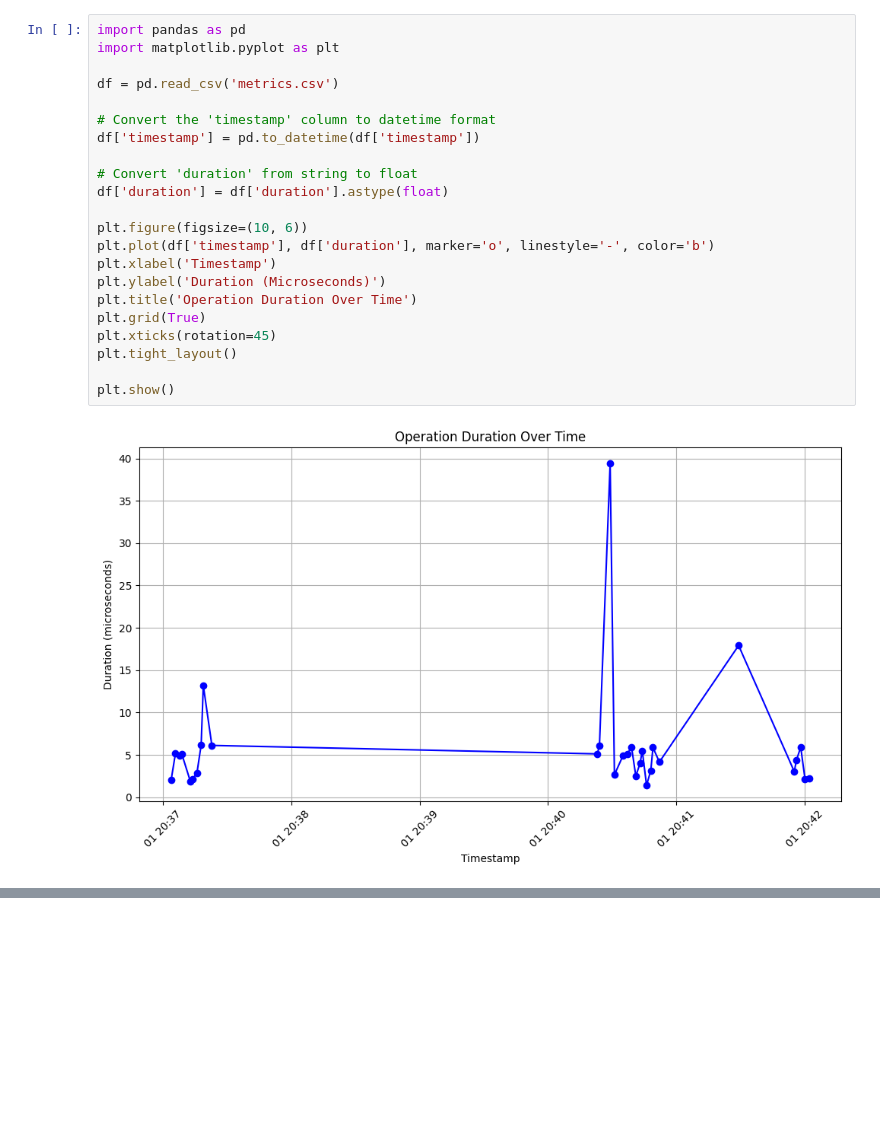
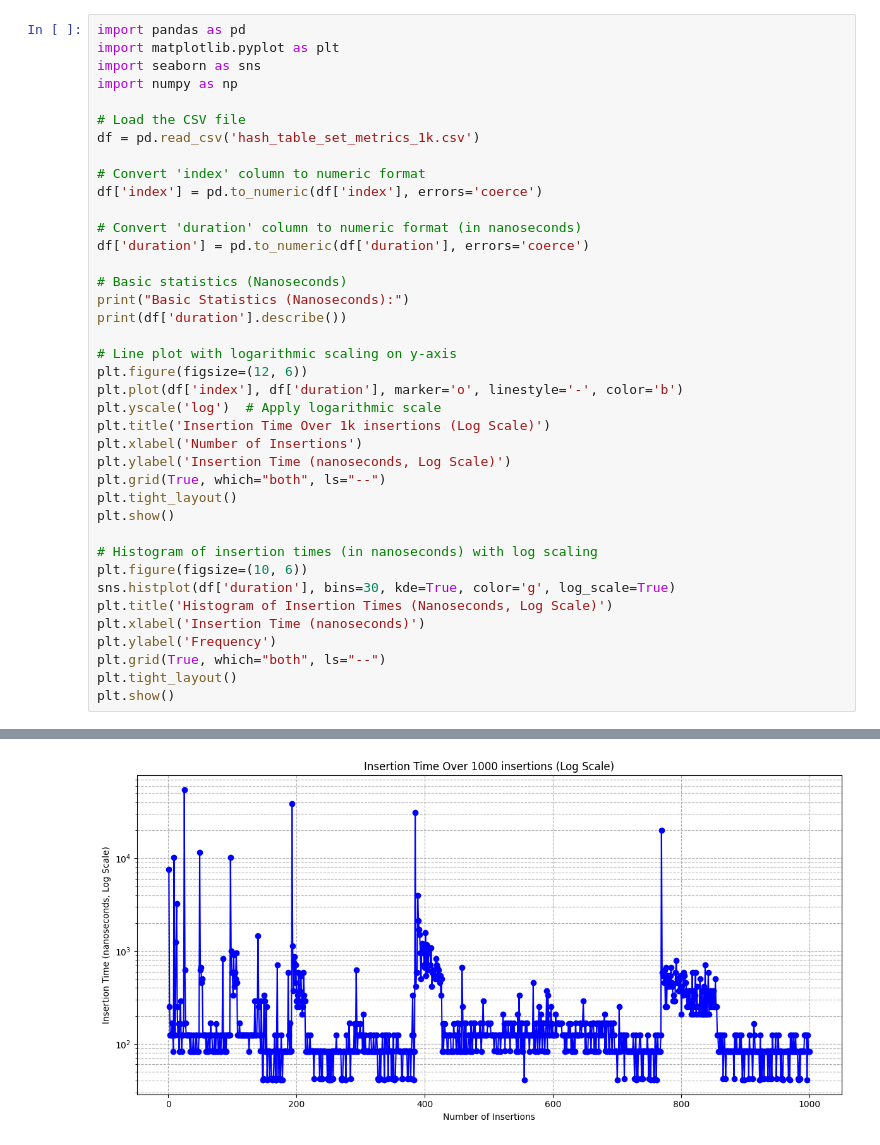
Before and after one commit to rayaan01/switchboard, a Jupyter notebook: jupyter/Analysis.ipynb, the cells around one changed output, grey strips where cells are left out. Cells and saved outputs as stored; diff of their text form; blank space fills up the shorter version.

```diff
--- a/jupyter/Analysis.ipynb
+++ b/jupyter/Analysis.ipynb
@@ -1,24 +1,40 @@
-# %%
-import pandas as pd
-import matplotlib.pyplot as plt
-
-df = pd.read_csv('metrics.csv')
-
-# Convert the 'timestamp' column to datetime format
-df['timestamp'] = pd.to_datetime(df['timestamp'])
-
-# Convert 'duration' from string to float
-df['duration'] = df['duration'].astype(float)
-
-plt.figure(figsize=(10, 6))
-plt.plot(df['timestamp'], df['duration'], marker='o', linestyle='-', color='b')
-plt.xlabel('Timestamp')
-plt.ylabel('Duration (Microseconds)')
-plt.title('Operation Duration Over Time')
-plt.grid(True)
-plt.xticks(rotation=45)
-plt.tight_layout()
-
-plt.show()
-# %% [output]
-[figure, removed]
+# %%
+import pandas as pd
+import matplotlib.pyplot as plt
+import seaborn as sns
+import numpy as np
+
+# Load the CSV file
+df = pd.read_csv('hash_table_set_metrics_1k.csv')
+
+# Convert 'index' column to numeric format
+df['index'] = pd.to_numeric(df['index'], errors='coerce')
+
+# Convert 'duration' column to numeric format (in nanoseconds)
+df['duration'] = pd.to_numeric(df['duration'], errors='coerce')
+
+# Basic statistics (Nanoseconds)
+print("Basic Statistics (Nanoseconds):")
+print(df['duration'].describe())
+
+# Line plot with logarithmic scaling on y-axis
+plt.figure(figsize=(12, 6))
+plt.plot(df['index'], df['duration'], marker='o', linestyle='-', color='b')
+plt.yscale('log')  # Apply logarithmic scale
+plt.title('Insertion Time Over 1k insertions (Log Scale)')
+plt.xlabel('Number of Insertions')
+plt.ylabel('Insertion Time (nanoseconds, Log Scale)')
+plt.grid(True, which="both", ls="--")
+plt.tight_layout()
+plt.show()
+
+# Histogram of insertion times (in nanoseconds) with log scaling
+plt.figure(figsize=(10, 6))
+sns.histplot(df['duration'], bins=30, kde=True, color='g', log_scale=True)
+plt.title('Histogram of Insertion Times (Nanoseconds, Log Scale)')
+plt.xlabel('Insertion Time (nanoseconds)')
+plt.ylabel('Frequency')
+plt.grid(True, which="both", ls="--")
+plt.tight_layout()
+plt.show()
+# %% [output]
@@ -24,0 +51 @@ plt.show()
+[figure, added]
```
Also changed, not shown: parts of 5 cells of this notebook, 4 other files.
